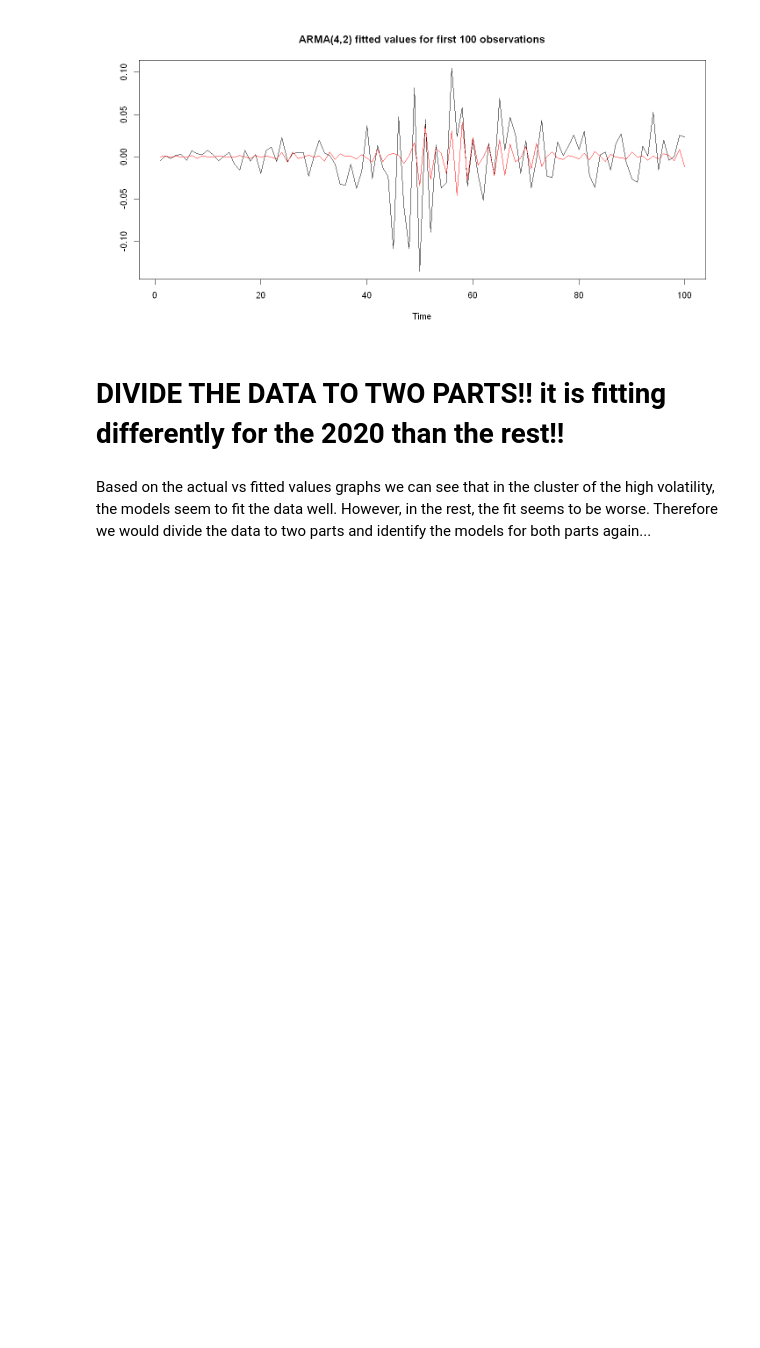
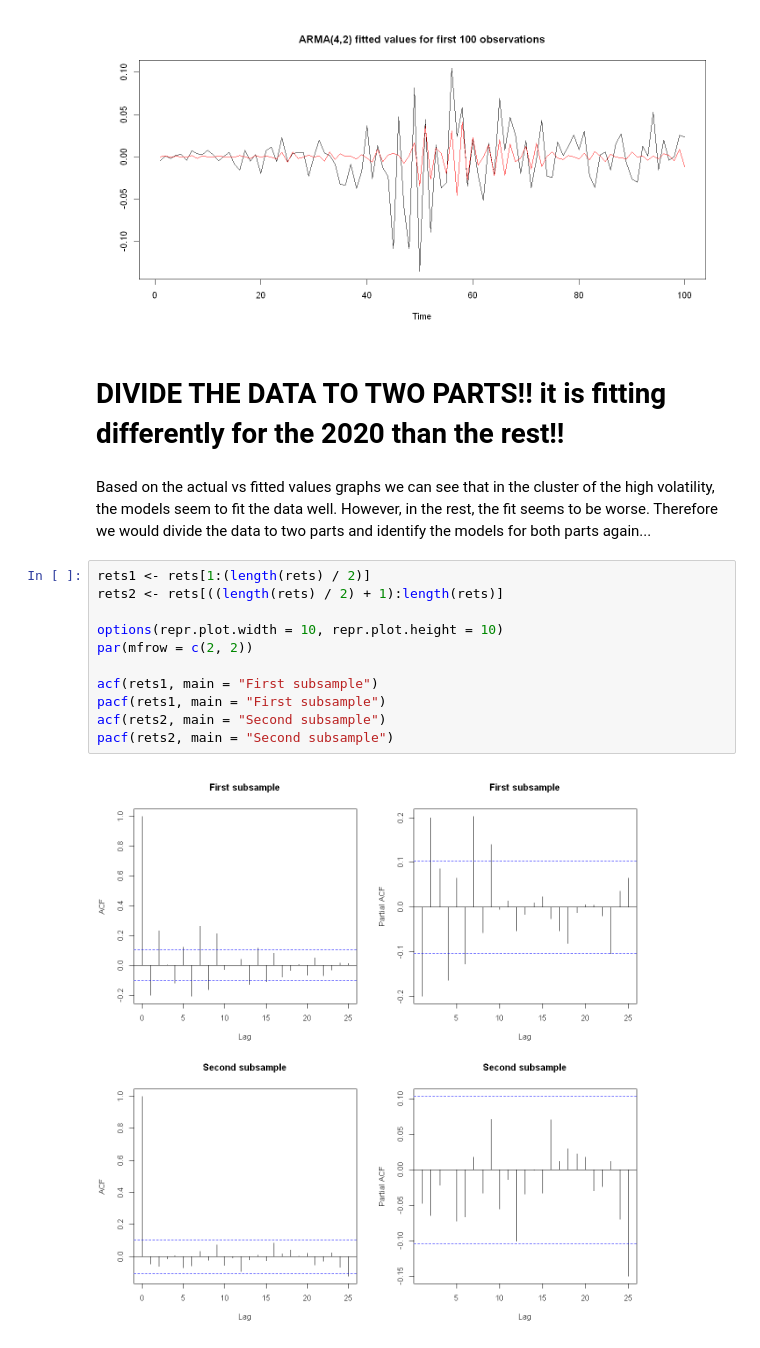
Before and after one commit to hawk-s/Financial_Econometrics, a Jupyter notebook: HA2/HA2_P2.ipynb, the cells around one changed output. Drawn from its saved outputs; the diff is of its cells as text; blank space fills up the shorter version.

```diff
--- a/HA2/HA2_P2.ipynb
+++ b/HA2/HA2_P2.ipynb
@@ -642,3 +642,16 @@ lines(rets_arma42$fitted[1:100], col = 'red')
 # DIVIDE THE DATA TO TWO PARTS!! it is fitting differently for the 2020 than the rest!!
 # %% [markdown]
 Based on the actual vs fitted values graphs we can see that in the cluster of the high volatility, the models seem to fit the data well. However, in the rest, the fit seems to be worse. Therefore we would divide the data to two parts and identify the models for both parts again...
+# %%
+rets1 <- rets[1:(length(rets) / 2)]
+rets2 <- rets[((length(rets) / 2) + 1):length(rets)]
+
+options(repr.plot.width = 10, repr.plot.height = 10)
+par(mfrow = c(2, 2))
+
+acf(rets1, main = "First subsample")
+pacf(rets1, main = "First subsample")
+acf(rets2, main = "Second subsample")
+pacf(rets2, main = "Second subsample")
+# %% [output]
+[figure, added]
```
Also changed, not shown: parts of 3 cells of this notebook.
